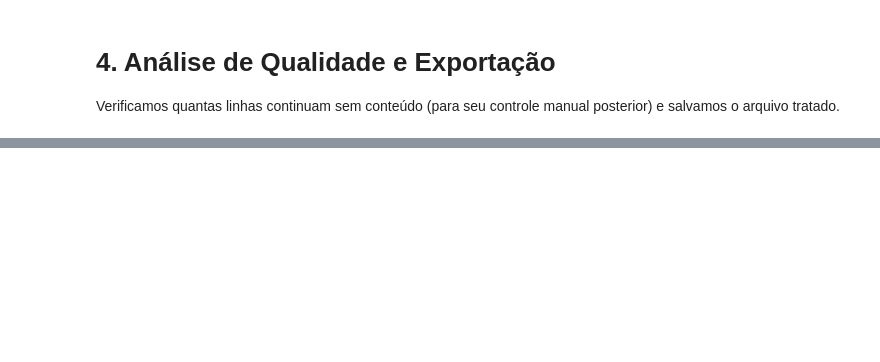
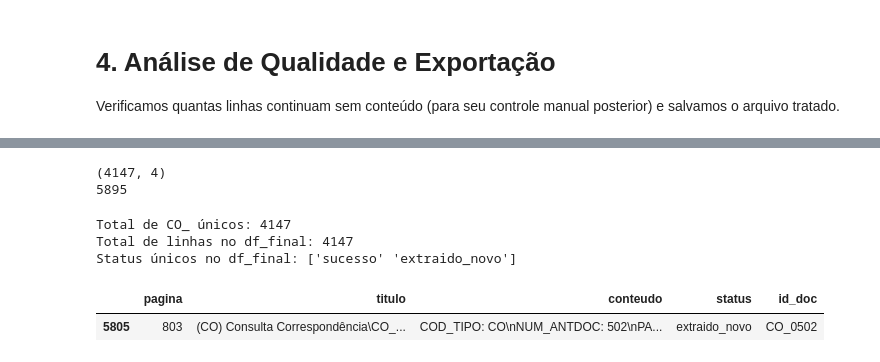
Before and after one commit to vrsmic/portinari-metadata, a Jupyter notebook: JuncaoTratamentoCSV.ipynb, the cells around one changed output, grey strips where cells are left out. Saved outputs shown, nothing was run; the diff lists cells and outputs as text; code cells hidden in the pictures; blank space fills up the shorter version.

```diff
--- a/JuncaoTratamentoCSV.ipynb
+++ b/JuncaoTratamentoCSV.ipynb
@@ -272,0 +453,39 @@ Arquivo 'dados_tratados_final.csv' gerado com sucesso!
+# %%
+# Filtrando os códigos para ter só os CO_NNNNN e tirar os AP_NN.N
+# Também filtrando os vazios
+df_final = df_final[df_final['conteudo'].fillna('').str.startswith('COD_TIPO: CO')]
+print(df_final.shape)
+
+#Conferência de quantidade
+print(df_final.shape[0] + 1672 + 91 - 15)
+# %% [output]
+(4147, 4)
+5895
+# %%
+# Vendo se df_final tem algum CO_ duplicado
+print(f"Total de CO_ únicos: {df_final['titulo'].nunique()}")
+
+# mais verificações diversas
+print(f"Total de linhas no df_final: {len(df_final)}")
+
+# Printa todos os tipos de status
+print("Status únicos no df_final:", df_final['status'].unique())
+
+#ordena o df por CO_NNNN crescentemente
+df_final['id_doc'] = df_final['titulo'].astype(str).str.extract(r'\\([^\\]+)$')
+df_final = df_final.sort_values(by='id_doc')
+
+#transforma a coluna 'pagina' em inteiro, usando pd.to_numeric para lidar com possíveis erros e convertendo para Int64 para aceitar nulos
+df_final['pagina'] = pd.to_numeric(df_final['pagina'], errors='coerce').astype('Int64')
+
+# Completa a coluna página, substituindo os <NA> pelo valor correto ordenado, de acordo com a posição da linha no df
+df_final['pagina'] = df_final['pagina'].ffill()
+
+#teste com o CO_0502, que estava com página vazia
+display(df_final[df_final['id_doc'] == 'CO_0502'])
+# %% [output]
+Total de CO_ únicos: 4147
+Total de linhas no df_final: 4147
+Status únicos no df_final: ['sucesso' 'extraido_novo']
+|  | pagina | titulo | conteudo | status | id_doc |
+| 5805 | 803 | (CO) Consulta Correspondência\CO_... | COD_TIPO: CO\nNUM_ANTDOC: 502\nPA... | extraido_novo | CO_0502 |
```
Also changed, not shown: parts of 17 cells of this notebook.
